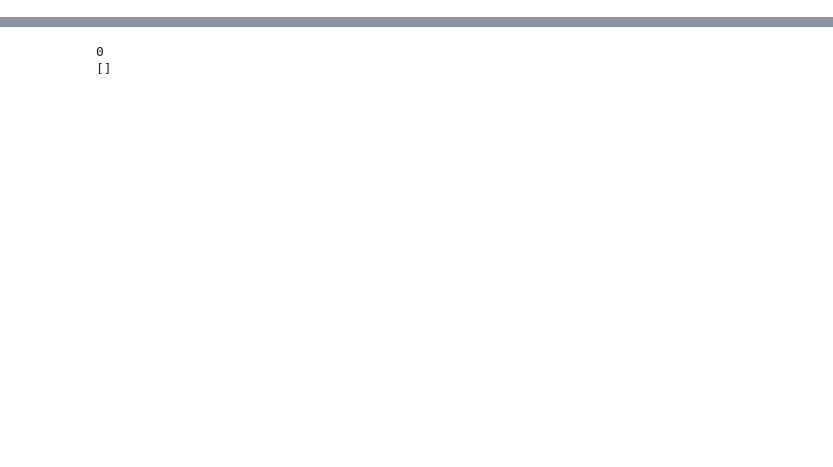
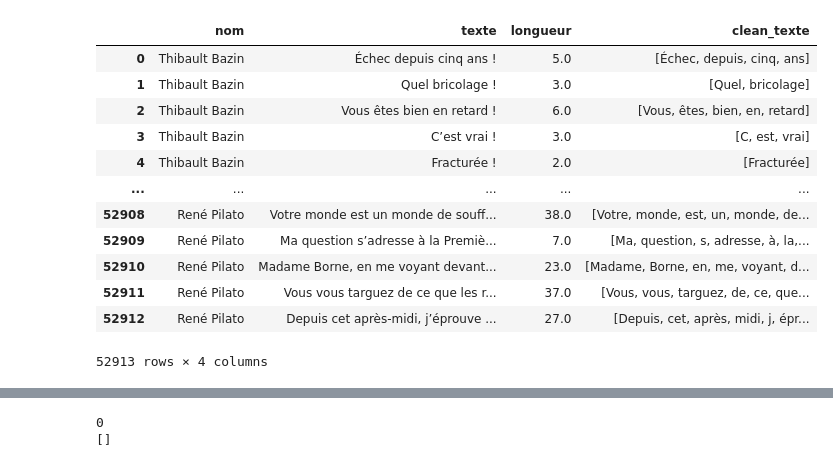
Before and after one commit to Looks73/ParliamentProject, a Jupyter notebook: nb_analyses_interv.ipynb, the cells around one changed output, grey strips where cells are left out. Drawn from its saved outputs; the diff is of its cells as text; code cells hidden in the pictures; blank space fills up the shorter version.

```diff
--- a/nb_analyses_interv.ipynb
+++ b/nb_analyses_interv.ipynb
@@ -33,6 +85,22 @@ ponctuations = string.punctuation + string.octdigits +'’«»'
 for punct in ponctuations:
     interventions_mps['clean_texte'] = interventions_mps['clean_texte'].str.replace(punct, ' ')
 interventions_mps['clean_texte'] = interventions_mps['clean_texte'].str.split()
+# %%
+interventions_mps
+# %% [output]
+|  | nom | texte | longueur | clean_texte |
+| 0 | Thibault Bazin | Échec depuis cinq ans ! | 5.0 | [Échec, depuis, cinq, ans] |
+| 1 | Thibault Bazin | Quel bricolage ! | 3.0 | [Quel, bricolage] |
+| 2 | Thibault Bazin | Vous êtes bien en retard ! | 6.0 | [Vous, êtes, bien, en, retard] |
+| 3 | Thibault Bazin | C’est vrai ! | 3.0 | [C, est, vrai] |
+| 4 | Thibault Bazin | Fracturée ! | 2.0 | [Fracturée] |
+| ... | ... | ... | ... | ... |
+| 52908 | René Pilato | Votre monde est un monde de souff... | 38.0 | [Votre, monde, est, un, monde, de... |
+| 52909 | René Pilato | Ma question s’adresse à la Premiè... | 7.0 | [Ma, question, s, adresse, à, la,... |
+| 52910 | René Pilato | Madame Borne, en me voyant devant... | 23.0 | [Madame, Borne, en, me, voyant, d... |
+| 52911 | René Pilato | Vous vous targuez de ce que les r... | 37.0 | [Vous, vous, targuez, de, ce, que... |
+| 52912 | René Pilato | Depuis cet après-midi, j’éprouve ... | 27.0 | [Depuis, cet, après, midi, j, épr... |
+52913 rows × 4 columns
 # %%
 def clean_liste(liste):
     resultat = []
```
Also changed, not shown: parts of 17 cells of this notebook, 3 other files.
